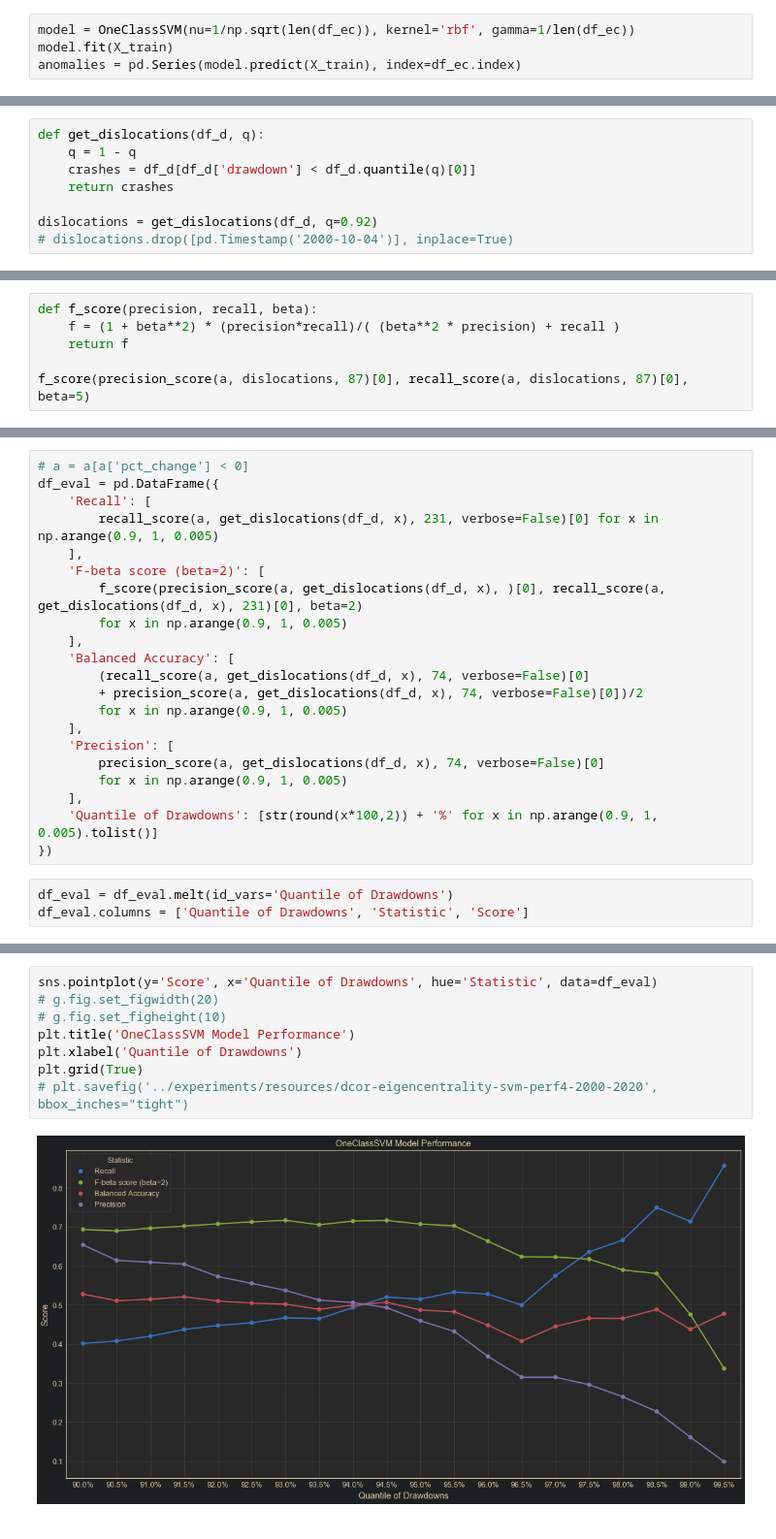
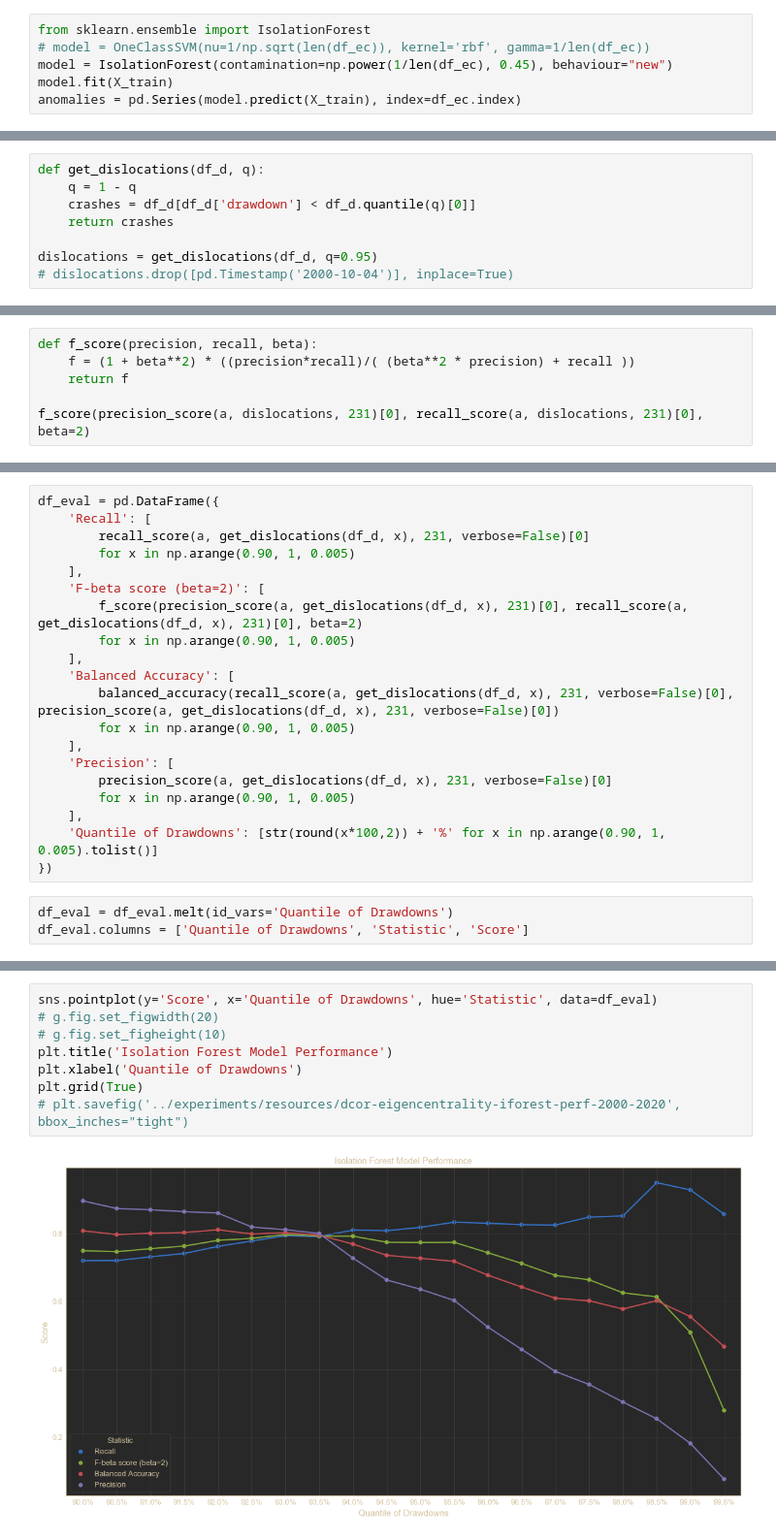
Before and after one commit to mayabenowitz/hedgepy, a Jupyter notebook: notebooks/1.1-dcor-centrality-svm.ipynb, the cells around one changed output, grey strips where cells are left out. Shown at 97% size. Drawn from its saved outputs; the diff is of its cells as text.

Commit message:
iforest model for anomaly detection

```diff
--- a/notebooks/1.1-dcor-centrality-svm.ipynb
+++ b/notebooks/1.1-dcor-centrality-svm.ipynb
@@ -359,7 +397,9 @@ print(opt_gamma)
 0.007896842105263159
 0.00010615789473684212
 # %%
-model = OneClassSVM(nu=1/np.sqrt(len(df_ec)), kernel='rbf', gamma=1/len(df_ec))
+from sklearn.ensemble import IsolationForest
+# model = OneClassSVM(nu=1/np.sqrt(len(df_ec)), kernel='rbf', gamma=1/len(df_ec))
+model = IsolationForest(contamination=np.power(1/len(df_ec), 0.45), behaviour="new")
 model.fit(X_train)
 anomalies = pd.Series(model.predict(X_train), index=df_ec.index)
 # %%
@@ -520,6 +578,6 @@ def get_dislocations(df_d, q):
     crashes = df_d[df_d['drawdown'] < df_d.quantile(q)[0]]
     return crashes
 
-dislocations = get_dislocations(df_d, q=0.92)
+dislocations = get_dislocations(df_d, q=0.95)
 # dislocations.drop([pd.Timestamp('2000-10-04')], inplace=True)
 # %%
@@ -663,7 +749,7 @@ precision_score(a, get_dislocations(df_d, 0.92), 231)
 # %%
 def f_score(precision, recall, beta):
-    f = (1 + beta**2) * (precision*recall)/( (beta**2 * precision) + recall )
+    f = (1 + beta**2) * ((precision*recall)/( (beta**2 * precision) + recall ))
     return f
 
-f_score(precision_score(a, dislocations, 87)[0], recall_score(a, dislocations, 87)[0], beta=5)
+f_score(precision_score(a, dislocations, 231)[0], recall_score(a, dislocations, 231)[0], beta=2)
 # %% [output]
@@ -692,23 +778,22 @@ balanced_accuracy(precision_score(a, dislocations, 87)[0], recall_score(a, dislo
 # %%
-# a = a[a['pct_change'] < 0]
 df_eval = pd.DataFrame({
     'Recall': [
-        recall_score(a, get_dislocations(df_d, x), 231, verbose=False)[0] for x in np.arange(0.9, 1, 0.005)
+        recall_score(a, get_dislocations(df_d, x), 231, verbose=False)[0]
+        for x in np.arange(0.90, 1, 0.005)
     ],
     'F-beta score (beta=2)': [
-        f_score(precision_score(a, get_dislocations(df_d, x), )[0], recall_score(a, get_dislocations(df_d, x), 231)[0], beta=2)
-        for x in np.arange(0.9, 1, 0.005)
+        f_score(precision_score(a, get_dislocations(df_d, x), 231)[0], recall_score(a, get_dislocations(df_d, x), 231)[0], beta=2)
+        for x in np.arange(0.90, 1, 0.005)
     ],
     'Balanced Accuracy': [
-        (recall_score(a, get_dislocations(df_d, x), 74, verbose=False)[0]
-        + precision_score(a, get_dislocations(df_d, x), 74, verbose=False)[0])/2
-        for x in np.arange(0.9, 1, 0.005)
+        balanced_accuracy(recall_score(a, get_dislocations(df_d, x), 231, verbose=False)[0], precision_score(a, get_dislocations(df_d, x), 231, verbose=False)[0])
+        for x in np.arange(0.90, 1, 0.005)
     ],
     'Precision': [
-        precision_score(a, get_dislocations(df_d, x), 74, verbose=False)[0]
-        for x in np.arange(0.9, 1, 0.005)
+        precision_score(a, get_dislocations(df_d, x), 231, verbose=False)[0]
+        for x in np.arange(0.90, 1, 0.005)
     ],
-    'Quantile of Drawdowns': [str(round(x*100,2)) + '%' for x in np.arange(0.9, 1, 0.005).tolist()]
+    'Quantile of Drawdowns': [str(round(x*100,2)) + '%' for x in np.arange(0.90, 1, 0.005).tolist()]
 })
 # %%
 df_eval = df_eval.melt(id_vars='Quantile of Drawdowns')
@@ -736,10 +821,10 @@ df_eval[df_eval['Statistic'] == 'Balanced Accuracy']
 # %%
 sns.pointplot(y='Score', x='Quantile of Drawdowns', hue='Statistic', data=df_eval)
 # g.fig.set_figwidth(20)
 # g.fig.set_figheight(10)
-plt.title('OneClassSVM Model Performance')
+plt.title('Isolation Forest Model Performance')
 plt.xlabel('Quantile of Drawdowns')
 plt.grid(True)
-# plt.savefig('../experiments/resources/dcor-eigencentrality-svm-perf4-2000-2020', bbox_inches="tight")
+# plt.savefig('../experiments/resources/dcor-eigencentrality-iforest-perf-2000-2020', bbox_inches="tight")
 # %% [output]
-[figure, old version]
+[figure, new version]
```
Also changed, not shown: parts of 37 cells of this notebook, 10 other files.
